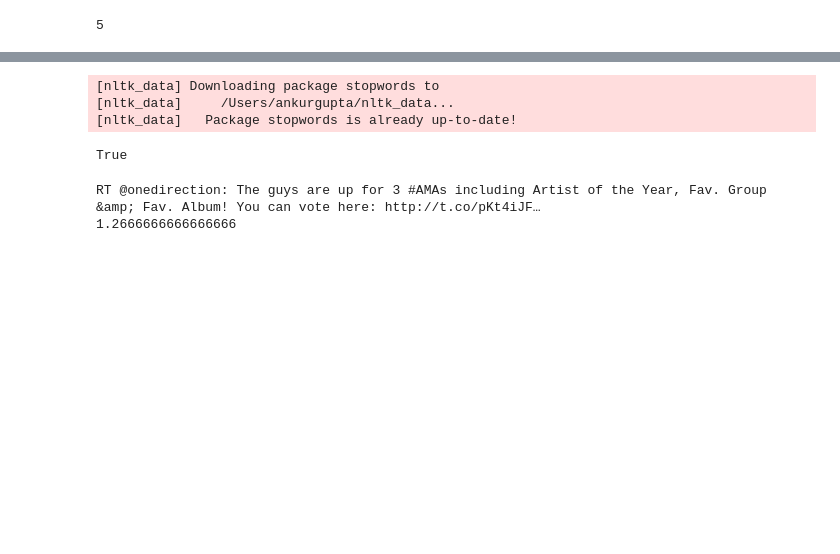
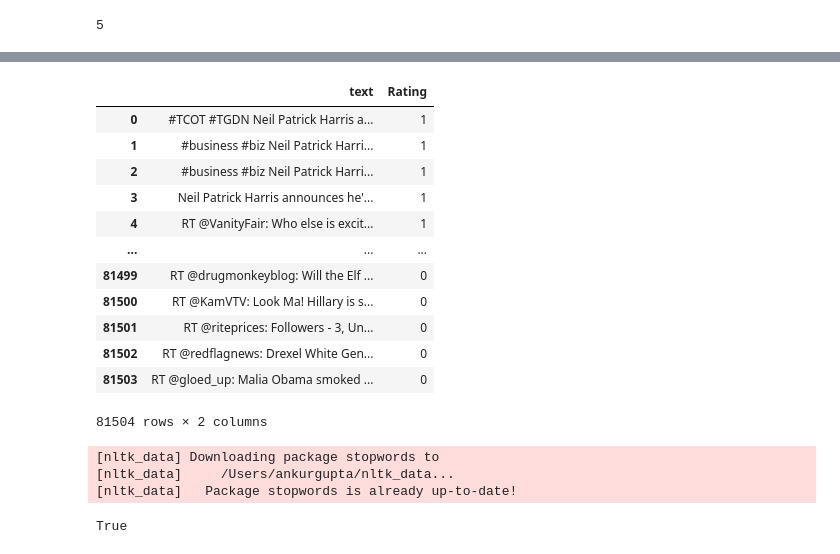
Before and after one commit to aayu1990/FakeNewsClassifier, a Jupyter notebook: FakeNewsClassifier-NLP.ipynb, the cells around one changed output, grey strips where cells are left out. Cells and saved outputs as stored; diff of their text form; code cells hidden in the pictures; blank space fills up the shorter version.

```diff
--- a/FakeNewsClassifier-NLP.ipynb
+++ b/FakeNewsClassifier-NLP.ipynb
@@ -244 +180,18 @@ ModuleNotFoundError: No module named 'jupyterthemes'
+# %%
+df = df.reset_index(drop = True)
+df
+# %% [output]
+|  | text | Rating |
+| 0 | #TCOT #TGDN Neil Patrick Harris a... | 1 |
+| 1 | #business #biz Neil Patrick Harri... | 1 |
+| 2 | #business #biz Neil Patrick Harri... | 1 |
+| 3 | Neil Patrick Harris announces he'... | 1 |
+| 4 | RT @VanityFair: Who else is excit... | 1 |
+| ... | ... | ... |
+| 81499 | RT @drugmonkeyblog: Will the Elf ... | 0 |
+| 81500 | RT @KamVTV: Look Ma! Hillary is s... | 0 |
+| 81501 | RT @riteprices: Followers - 3, Un... | 0 |
+| 81502 | RT @redflagnews: Drexel White Gen... | 0 |
+| 81503 | RT @gloed_up: Malia Obama smoked ... | 0 |
+81504 rows × 2 columns
 # %%
@@ -252,9 +206,3 @@ True
 from nltk.corpus import stopwords
 stop_words = stopwords.words('english')
 stop_words.extend(['from', 'subject', 're', 'edu', 'use'])
-# %%
-print(df_new["tweet"][500])
-print(df_new["Rating"][500])
-# %% [output]
-RT @onedirection: The guys are up for 3 #AMAs including Artist of the Year, Fav. Group &amp; Fav. Album! You can vote here: http://t.co/pKt4iJF…
-1.2666666666666666
```
Also changed, not shown: parts of 17 cells of this notebook, 1 other file.
